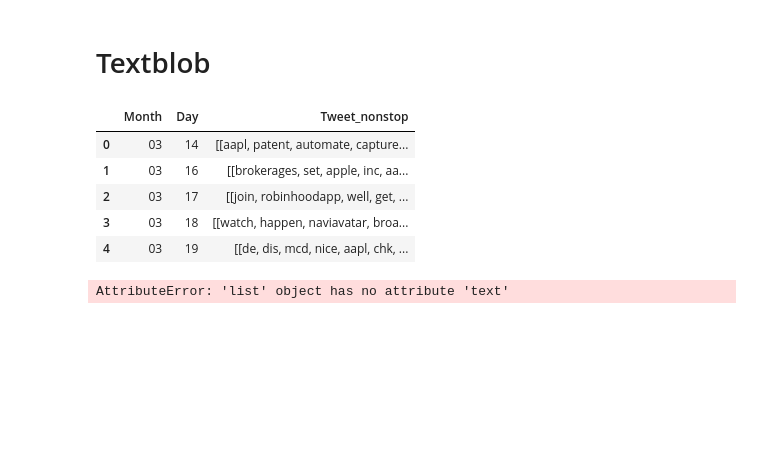
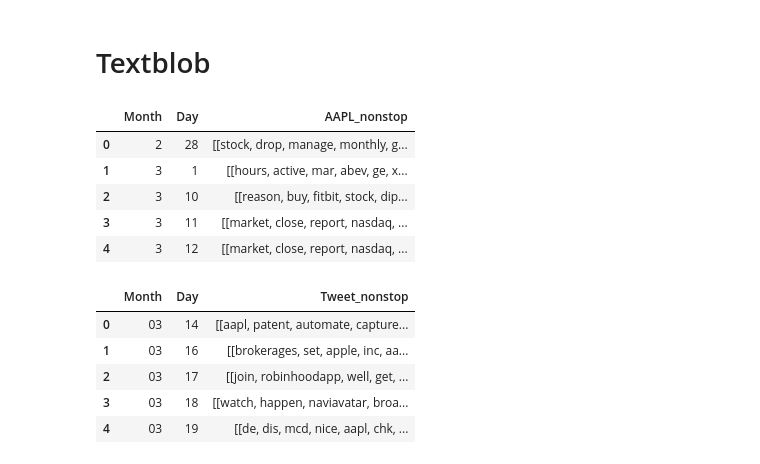
Before and after one commit to Sahaj-Chhabra/DATA-SCIENCE_PROJECT, a Jupyter notebook: Sentiment Analysis.ipynb, the cells around one changed output. Saved outputs shown, nothing was run; the diff lists cells and outputs as text; code cells hidden in the pictures; blank space fills up the shorter version.

```diff
--- a/Sentiment Analysis.ipynb
+++ b/Sentiment Analysis.ipynb
@@ -297,7 +366,7 @@ new_df_Tweets
 # %% [markdown]
 ### NEWS SENTIMENT ANALYSIS
 # %%
-df1 = pd.read_csv('C:/Users/SAHAJ/Desktop/DATA-SCIENCE PROJECT/APPLE_DATA/AAPL.csv',encoding='utf=8') #header=None, names=['Date_time', 'Tweets'])
+df1 = pd.read_csv('C:/Users/Ashish Lakhmani/Desktop/Spring_2018/DataScience/project/DATA-SCIENCE_PROJECT/APPLE_DATA/AAPL.csv',encoding='utf=8') #header=None, names=['Date_time', 'Tweets'])
 #df['Date'] = df['Date_time']
 # %%
 df1.head()
@@ -373,0 +563,4 @@ Apple_Data_News.head()
+# %%
+copy_news = pd.DataFrame(data=None, index=None,columns=['Month','Day','AAPL_nonstop'])
+copy_news = Apple_Data_News.groupby(['Month', 'Day'])['AAPL_nonstop'].apply(list).reset_index()
+copy_news.head()
@@ -401,19 +651,20 @@ new_df_News
 # %%
 import tweepy
 from textblob import TextBlob
-copy_final.head()
+copy_news.head()
 # %% [output]
-|  | Month | Day | Tweet_nonstop |
-| 0 | 03 | 14 | [[aapl, patent, automate, capture... |
-| 1 | 03 | 16 | [[brokerages, set, apple, inc, aa... |
-| 2 | 03 | 17 | [[join, robinhoodapp, well, get, ... |
-| 3 | 03 | 18 | [[watch, happen, naviavatar, broa... |
-| 4 | 03 | 19 | [[de, dis, mcd, nice, aapl, chk, ... |
+|  | Month | Day | AAPL_nonstop |
+| 0 | 2 | 28 | [[stock, drop, manage, monthly, g... |
+| 1 | 3 | 1 | [[hours, active, mar, abev, ge, x... |
+| 2 | 3 | 10 | [[reason, buy, fitbit, stock, dip... |
+| 3 | 3 | 11 | [[market, close, report, nasdaq, ... |
+| 4 | 3 | 12 | [[market, close, report, nasdaq, ... |
-# %%
-txtblb = list()
-coll=list()
-for tweet in copy_final.Tweet_nonstop:
-    for word in tweet:
-        coll.append(word)
-# %% [output]
-AttributeError: 'list' object has no attribute 'text'
+# %%
+copy_tweets.head()
+# %% [output]
+|  | Month | Day | Tweet_nonstop |
+| 0 | 03 | 14 | [[aapl, patent, automate, capture... |
+| 1 | 03 | 16 | [[brokerages, set, apple, inc, aa... |
+| 2 | 03 | 17 | [[join, robinhoodapp, well, get, ... |
+| 3 | 03 | 18 | [[watch, happen, naviavatar, broa... |
+| 4 | 03 | 19 | [[de, dis, mcd, nice, aapl, chk, ... |
```
Also changed, not shown: parts of 33 cells of this notebook.
